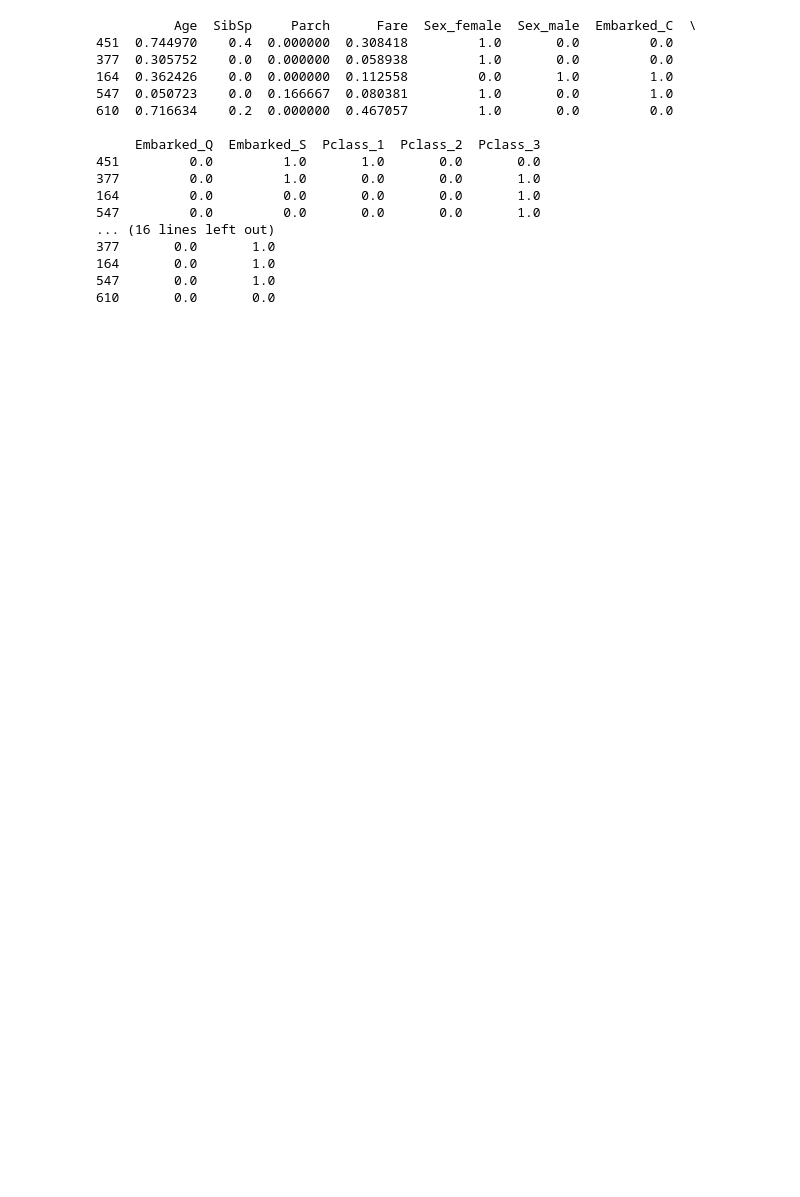
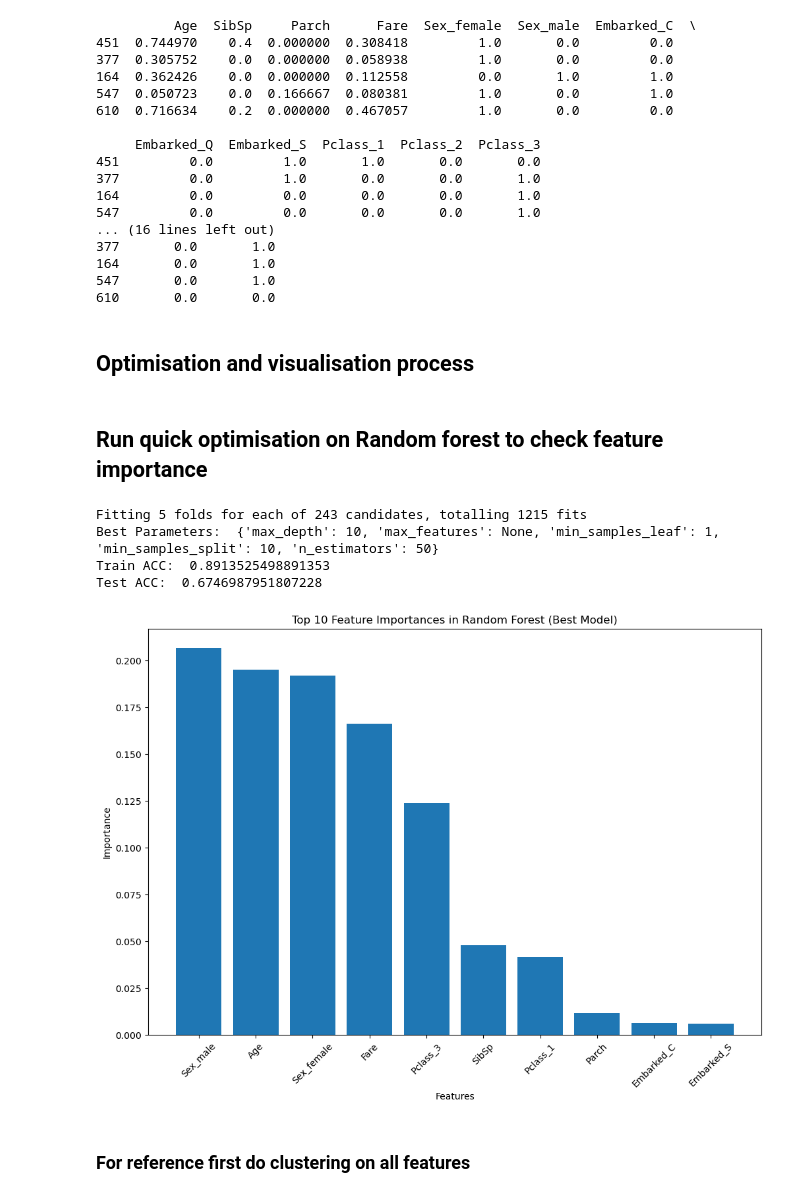
Before and after one commit to kisb-data/Titanic, a Jupyter notebook: Titanic_Clustering.ipynb, the cells around one changed output. Saved outputs shown, nothing was run; the diff lists cells and outputs as text; code cells hidden in the pictures; blank space fills up the shorter version.

```diff
--- a/Titanic_Clustering.ipynb
+++ b/Titanic_Clustering.ipynb
@@ -97,0 +55,2 @@ for c in range(2,20):
+# %% [markdown]
+## Optimisation and visualisation process
@@ -97,0 +151,73 @@ for c in range(2,20):
+# %% [markdown]
+## Run quick optimisation on Random forest to check feature importance
+# %%
+from sklearn.ensemble import RandomForestClassifier
+from sklearn.metrics import f1_score
+from sklearn.model_selection import GridSearchCV
+import matplotlib.pyplot as plt
+import numpy as np
+import pandas as pd
+
+# Define the Random Forest model
+base_model = RandomForestClassifier(random_state=0, n_jobs=-1)
+
+# Parameter grid for optimization
+param_grid = {
+    'n_estimators': [50, 100, 150],
+    'max_depth': [5, 10, None],
+    'min_samples_split': [2, 5, 10],
+    'min_samples_leaf': [1, 2, 4],
+    'max_features': ['sqrt', 'log2', None],
+}
+
+# Grid Search with 5-fold cross-validation
+grid_search = GridSearchCV(
+    estimator=base_model,
+    param_grid=param_grid,
+    scoring='accuracy',
+    cv=5,
+    verbose=2,
+    n_jobs=-1,
+)
+grid_search.fit(X_train, y_train)
+
+# Best model from GridSearch
+best_model = grid_search.best_estimator_
+print("Best Parameters: ", grid_search.best_params_)
+
+# Evaluate on training and test sets
+pred_train = best_model.predict(X_train)
+pred_test = best_model.predict(X_test)
+
+print("Train ACC: ", f1_score(y_train, pred_train))
+print("Test ACC: ", f1_score(y_test, pred_test))
+
+# Feature importance for the best model
+feature_importances = best_model.feature_importances_
+feature_names = X_train.columns if isinstance(X_train, pd.DataFrame) else np.arange(X_train.shape[1])
+
+sorted_indices = np.argsort(feature_importances)[::-1]
+sorted_feature_importances = np.array(feature_importances)[sorted_indices]
+sorted_feature_names = np.array(feature_names)[sorted_indices]
+
+# Visualize top N features
+top_n = 10
+top_n_indices = sorted_indices[:top_n]
+top_n_feature_importances = sorted_feature_importances[:top_n]
+top_n_feature_names = sorted_feature_names[:top_n]
+
+plt.figure(figsize=(12, 8))
+plt.title("Top 10 Feature Importances in Random Forest (Best Model)")
+plt.bar(top_n_feature_names, top_n_feature_importances)
+plt.xlabel("Features")
+plt.ylabel("Importance")
+plt.xticks(rotation=45)
+plt.show()
+# %% [output]
+Fitting 5 folds for each of 243 candidates, totalling 1215 fits
+Best Parameters:  {'max_depth': 10, 'max_features': None, 'min_samples_leaf': 1, 'min_samples_split': 10, 'n_estimators': 50}
+Train ACC:  0.8913525498891353
+Test ACC:  0.6746987951807228
+[figure, added]
+# %% [markdown]
+### For reference first do clustering on all features
```
Also changed, not shown: parts of 22 cells of this notebook, 5 other files.
